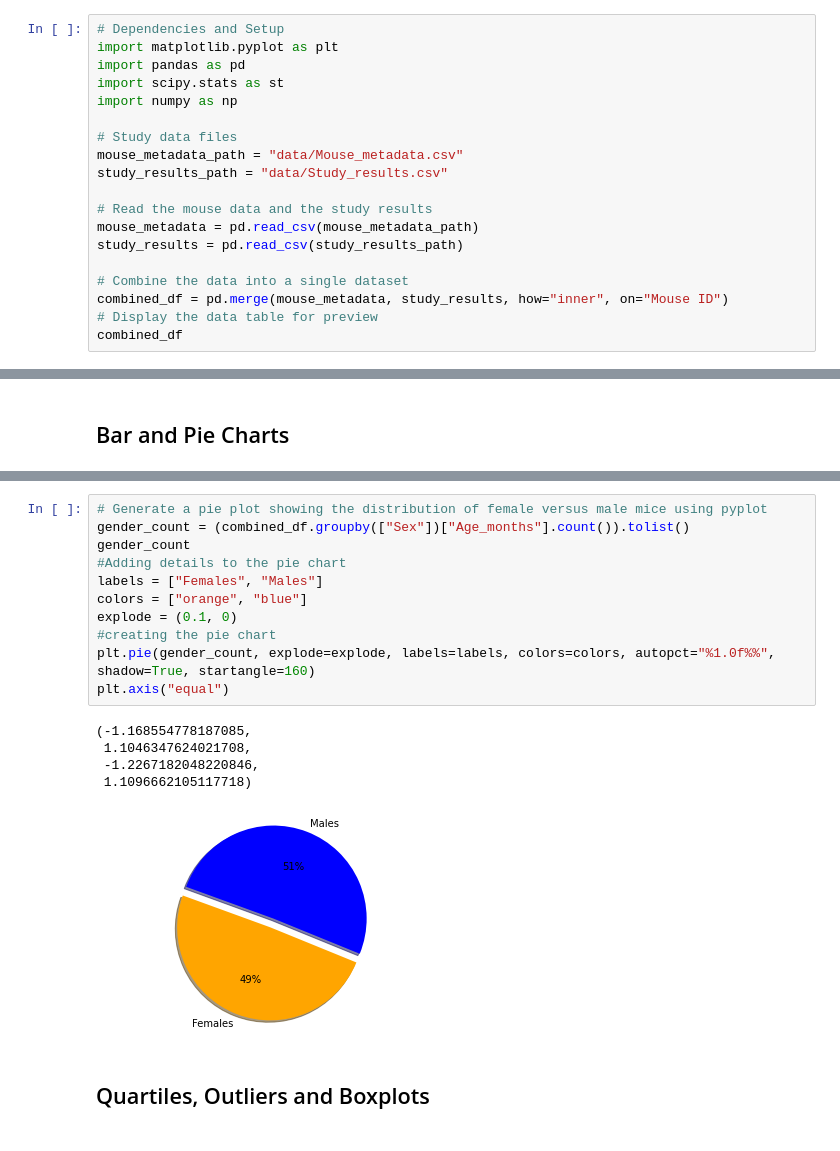
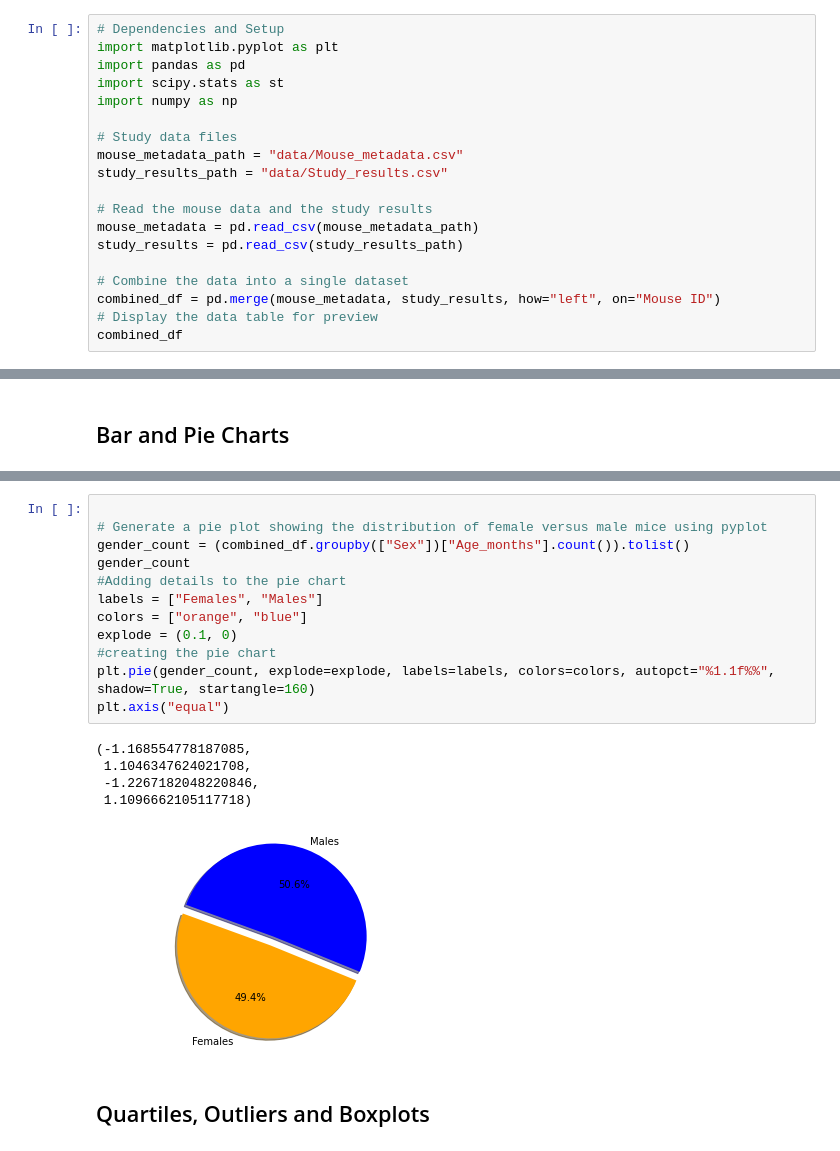
Before and after one commit to tingjennings/HW5_Matplotlib-, a Jupyter notebook: Solutions/Pymaceuticals/pymaceuticals.ipynb, the cells around one changed output, grey strips where cells are left out. Drawn from its saved outputs; the diff is of its cells as text.

```diff
--- a/Instructions/Pymaceuticals/pymaceuticals_starter.ipynb
+++ b/Solutions/Pymaceuticals/pymaceuticals.ipynb
@@ -16,7 +16,7 @@ mouse_metadata = pd.read_csv(mouse_metadata_path)
 study_results = pd.read_csv(study_results_path)
 
 # Combine the data into a single dataset
-combined_df = pd.merge(mouse_metadata, study_results, how="inner", on="Mouse ID")
+combined_df = pd.merge(mouse_metadata, study_results, how="left", on="Mouse ID")
 # Display the data table for preview
 combined_df
 # %% [output]
@@ -172,20 +175,21 @@ Text(0, 0.5, '')
 # %%
+
 # Generate a pie plot showing the distribution of female versus male mice using pyplot
 gender_count = (combined_df.groupby(["Sex"])["Age_months"].count()).tolist()
 gender_count
 #Adding details to the pie chart
 labels = ["Females", "Males"]
 colors = ["orange", "blue"]
 explode = (0.1, 0)
 #creating the pie chart
-plt.pie(gender_count, explode=explode, labels=labels, colors=colors, autopct="%1.0f%%", shadow=True, startangle=160)
+plt.pie(gender_count, explode=explode, labels=labels, colors=colors, autopct="%1.1f%%", shadow=True, startangle=160)
 plt.axis("equal")
 # %% [output]
 (-1.168554778187085,
  1.1046347624021708,
  -1.2267182048220846,
  1.1096662105117718)
-[figure, old version]
+[figure, new version]
 # %% [markdown]
 ## Quartiles, Outliers and Boxplots
 # %%
```
Also changed, not shown: parts of 6 cells of this notebook, 6 other files.
